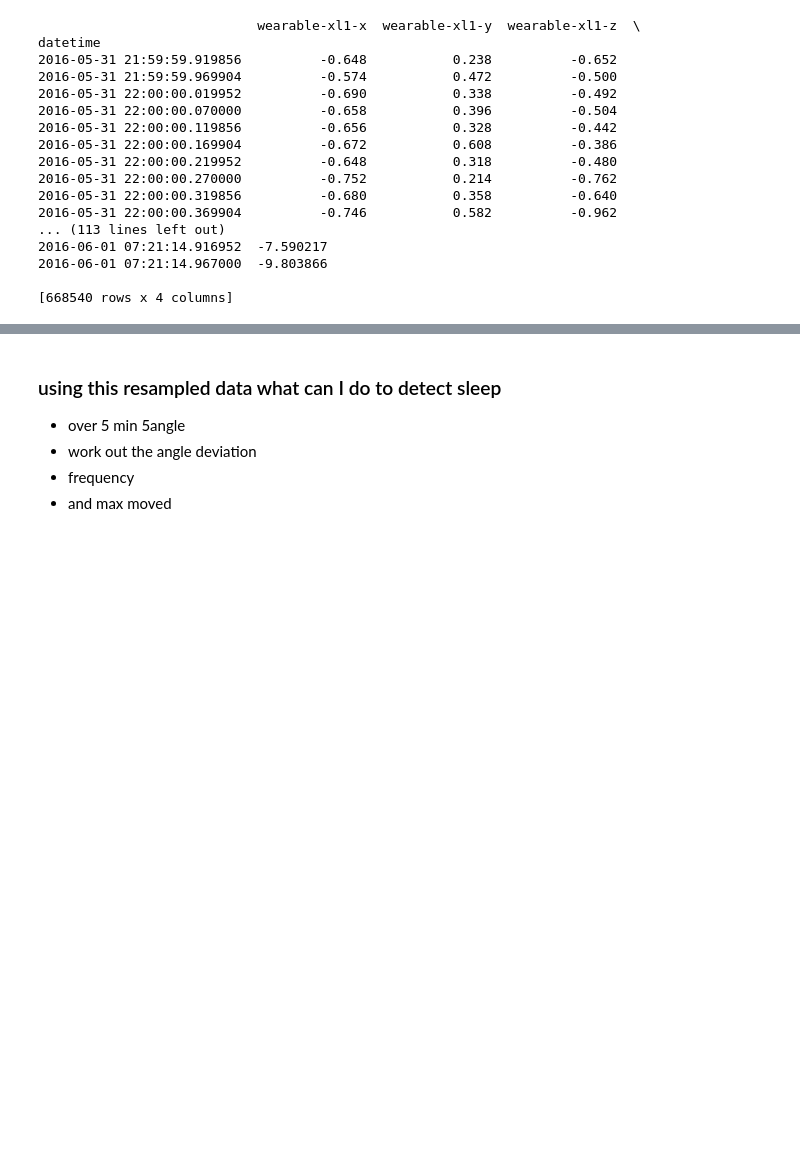
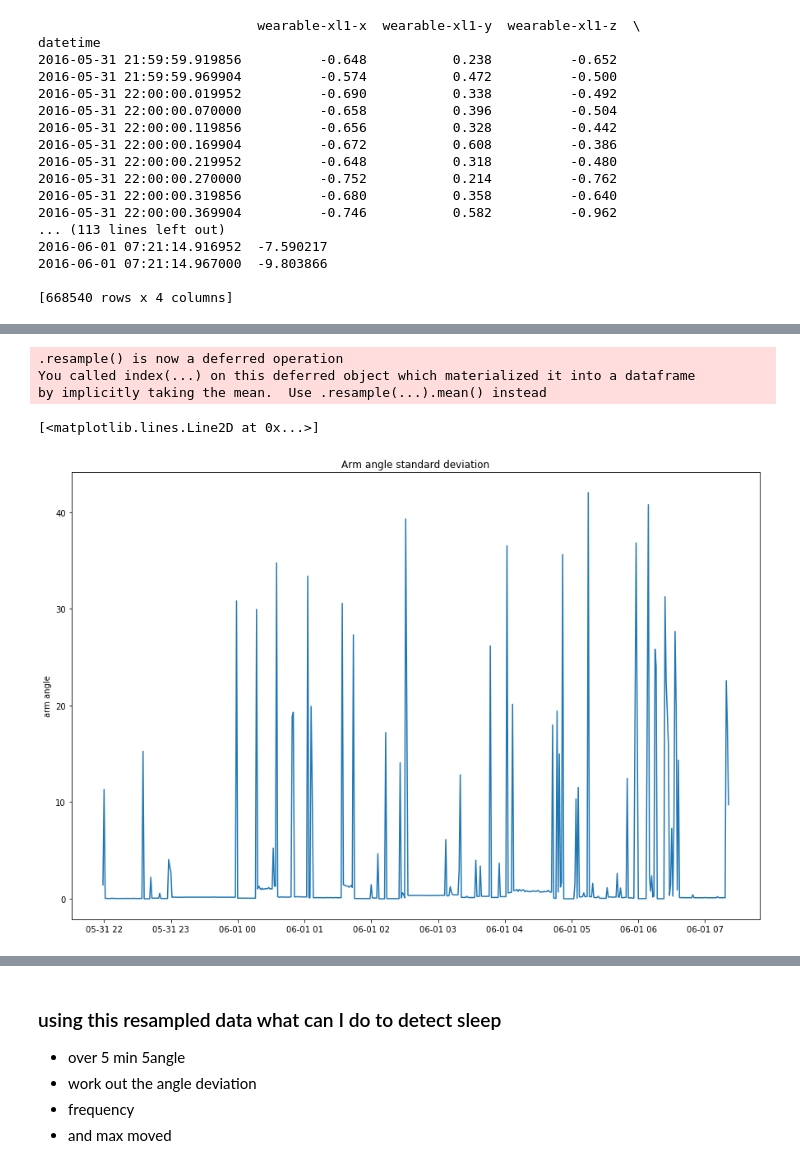
Before and after one commit to horken7/circadian-rhytm, a Jupyter notebook: test.ipynb, the cells around one changed output, grey strips where cells are left out. Cells and saved outputs as stored; diff of their text form; code cells hidden in the pictures; blank space fills up the shorter version.

```diff
--- a/test.ipynb
+++ b/test.ipynb
@@ -136,0 +132,14 @@ Freq: 5T, Name: angle, dtype: float64
+# %%
+accelerometer_directions.resample('5Min').std()['angle']
+
+fig = plt.figure(figsize=(15,10))
+ax = fig.add_subplot(111)
+ax.set_title('Arm angle standard deviation')
+ax.set_ylabel('arm angle')
+ax.plot(resample_5min_accel.index, accelerometer_directions.resample('1Min').std()['angle'])
+# %% [output]
+.resample() is now a deferred operation
+You called index(...) on this deferred object which materialized it into a dataframe
+by implicitly taking the mean.  Use .resample(...).mean() instead
+[<matplotlib.lines.Line2D at 0x...>]
+[figure, added]
```
Also changed, not shown: parts of 7 cells of this notebook.
